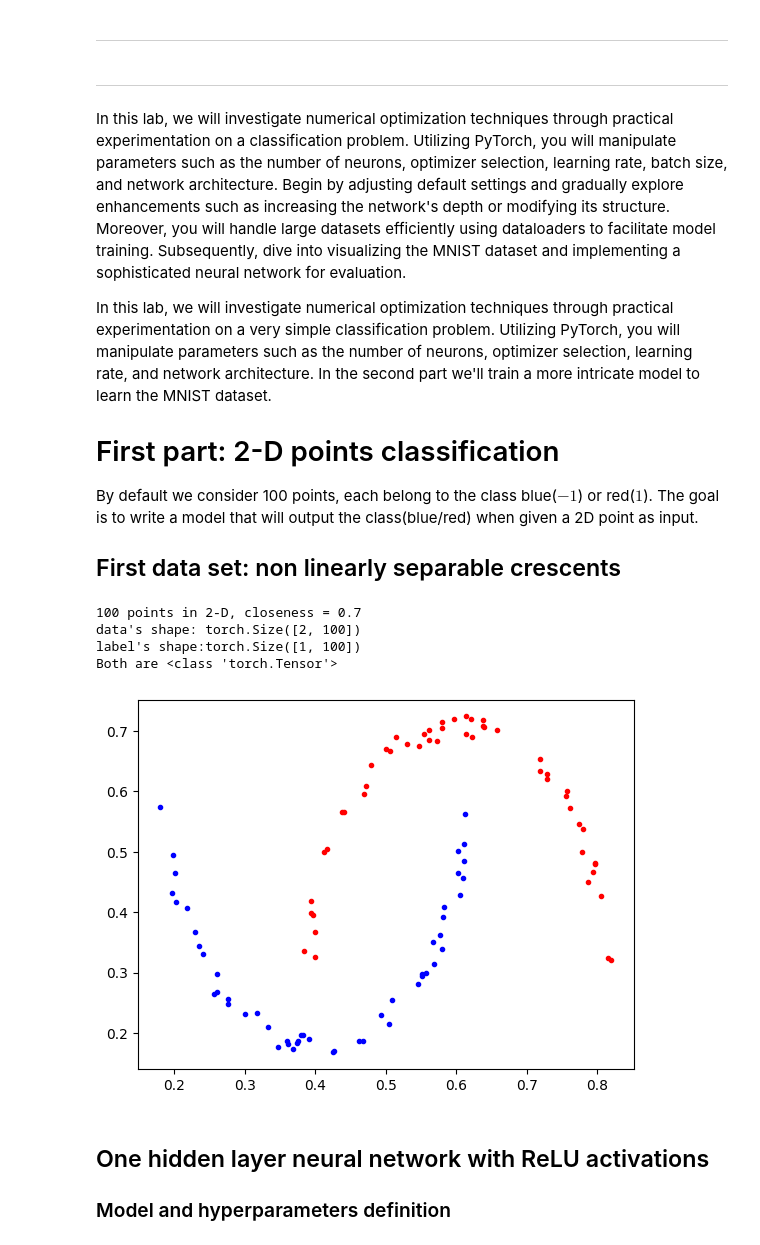
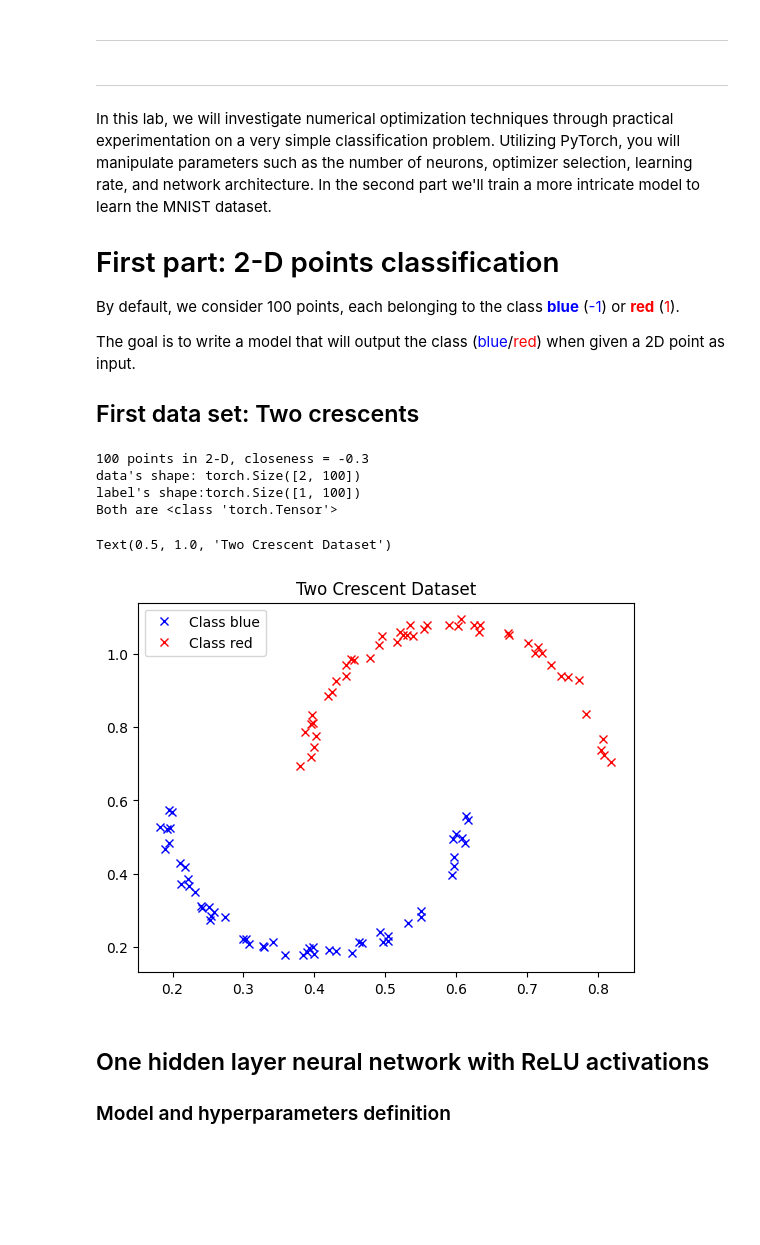
Before and after one commit to wazizian/NumericalOptimization, a Jupyter notebook: Lab9_NeuralNetworks/Lab9_NeuralNetworks.ipynb, the cells around one changed output. Drawn from its saved outputs; the diff is of its cells as text; code cells hidden in the pictures; blank space fills up the shorter version.

```diff
--- a/Lab9_NeuralNetworks/Lab9_NeuralNetworks.ipynb
+++ b/Lab9_NeuralNetworks/Lab9_NeuralNetworks.ipynb
@@ -13,12 +32,13 @@
 # %% [markdown]
 ---
-
-In this lab, we will investigate numerical optimization techniques through practical experimentation on a classification problem. Utilizing PyTorch, you will manipulate parameters such as the number of neurons, optimizer selection, learning rate, batch size, and network architecture. Begin by adjusting default settings and gradually explore enhancements such as increasing the network's depth or modifying its structure. Moreover, you will handle large datasets efficiently using dataloaders to facilitate model training. Subsequently, dive into visualizing the MNIST dataset and implementing a sophisticated neural network for evaluation.
 
 In this lab, we will investigate numerical optimization techniques through practical experimentation on a very simple classification problem. Utilizing PyTorch, you will manipulate parameters such as the number of neurons, optimizer selection, learning rate, and network architecture. In the second part we'll train a more intricate model to learn the MNIST dataset.
 
 # First part: 2-D points classification
 
-By default we consider 100 points, each belong to the class blue($-1$) or red($1$). The goal is to write a model that will output the class(blue/red) when given a 2D point as input.
+By default, we consider 100 points, each belonging to the class <span style="color:blue">**blue**</span> (<span style="color:blue">-1</span>) or <span style="color:red">**red**</span> (<span style="color:red">1</span>).
 
-## First data set: non linearly separable crescents
+The goal is to write a model that will output the class (<span style="color:blue">blue</span>/<span style="color:red">red</span>) when given a 2D point as input.
+
+
+## First data set: Two crescents
@@ -34,20 +45,27 @@ from IPython import display
 # %%
 n = 100
-closeness = 0.7
+closeness = 0.7 #
+closeness = -0.3 # easy task : linearly separable
 
 X, Y = crescents_dataset(n, closeness=closeness)
 d, n = X.shape
 print(f"{n} points in 2-D, closeness = {closeness}")
 print(f"data's shape: {X.shape}\nlabel's shape:{Y.shape}")
 print(f"Both are {type(X)}")
-plt.plot( X[0,Y.flatten()>0], X[1,Y.flatten()>0], 'b.' )
-plt.plot( X[0,Y.flatten()<0], X[1,Y.flatten()<0], 'r.' );
+
+plt.plot(X[0, Y.flatten() > 0], X[1, Y.flatten() > 0], 'bx', label='Class blue')
+plt.plot(X[0, Y.flatten() < 0], X[1, Y.flatten() < 0], 'rx', label='Class red')
+
+# Add legend and title
+plt.legend()
+plt.title("Two Crescent Dataset")
 # %% [output]
-100 points in 2-D, closeness = 0.7
+100 points in 2-D, closeness = -0.3
 data's shape: torch.Size([2, 100])
 label's shape:torch.Size([1, 100])
 Both are <class 'torch.Tensor'>
+Text(0.5, 1.0, 'Two Crescent Dataset')
-[figure, old version]
+[figure, new version]
 # %% [markdown]
 ## One hidden layer neural network with ReLU activations
 
```
Also changed, not shown: parts of 26 cells of this notebook, 1 other file.
